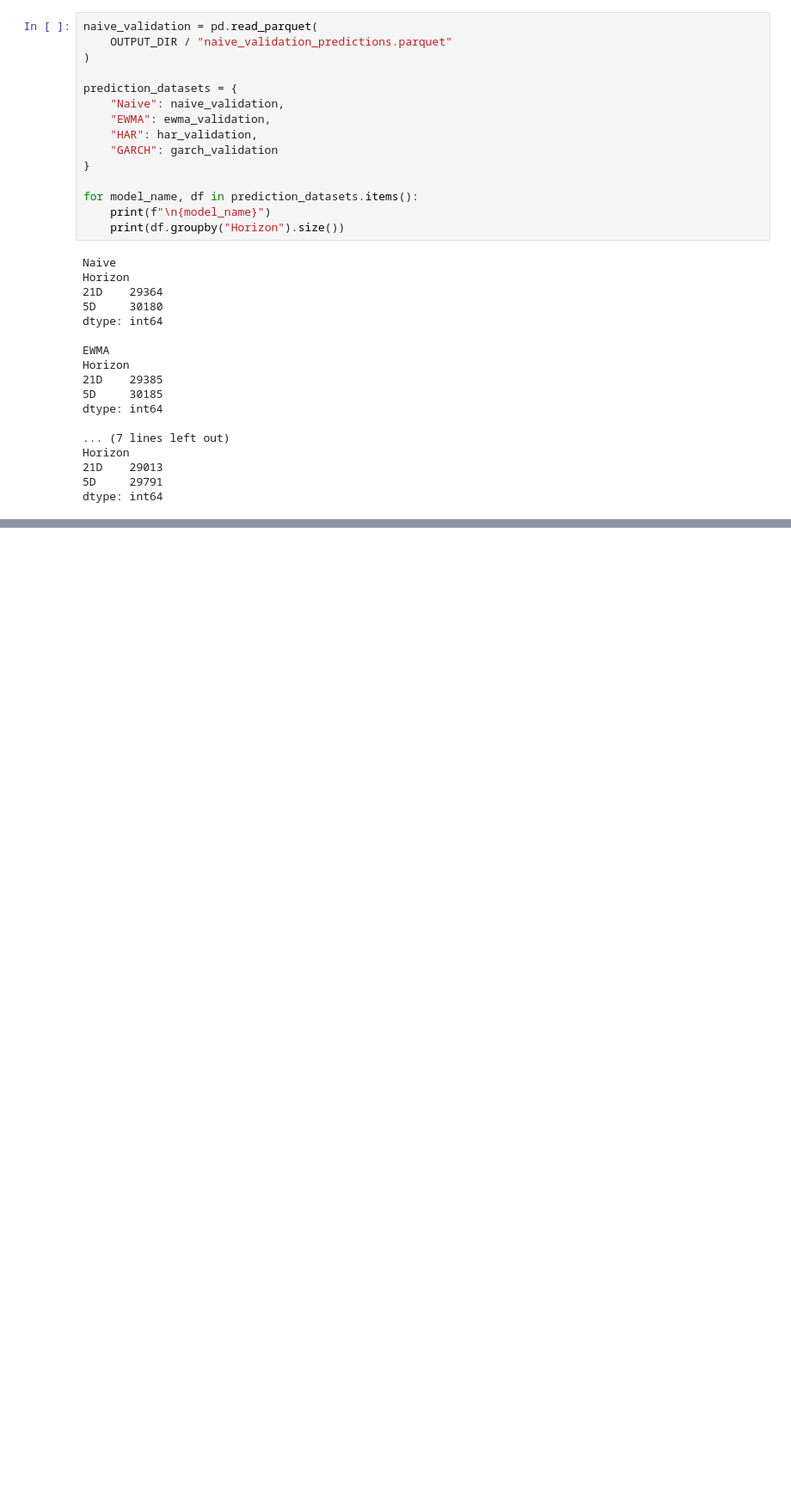
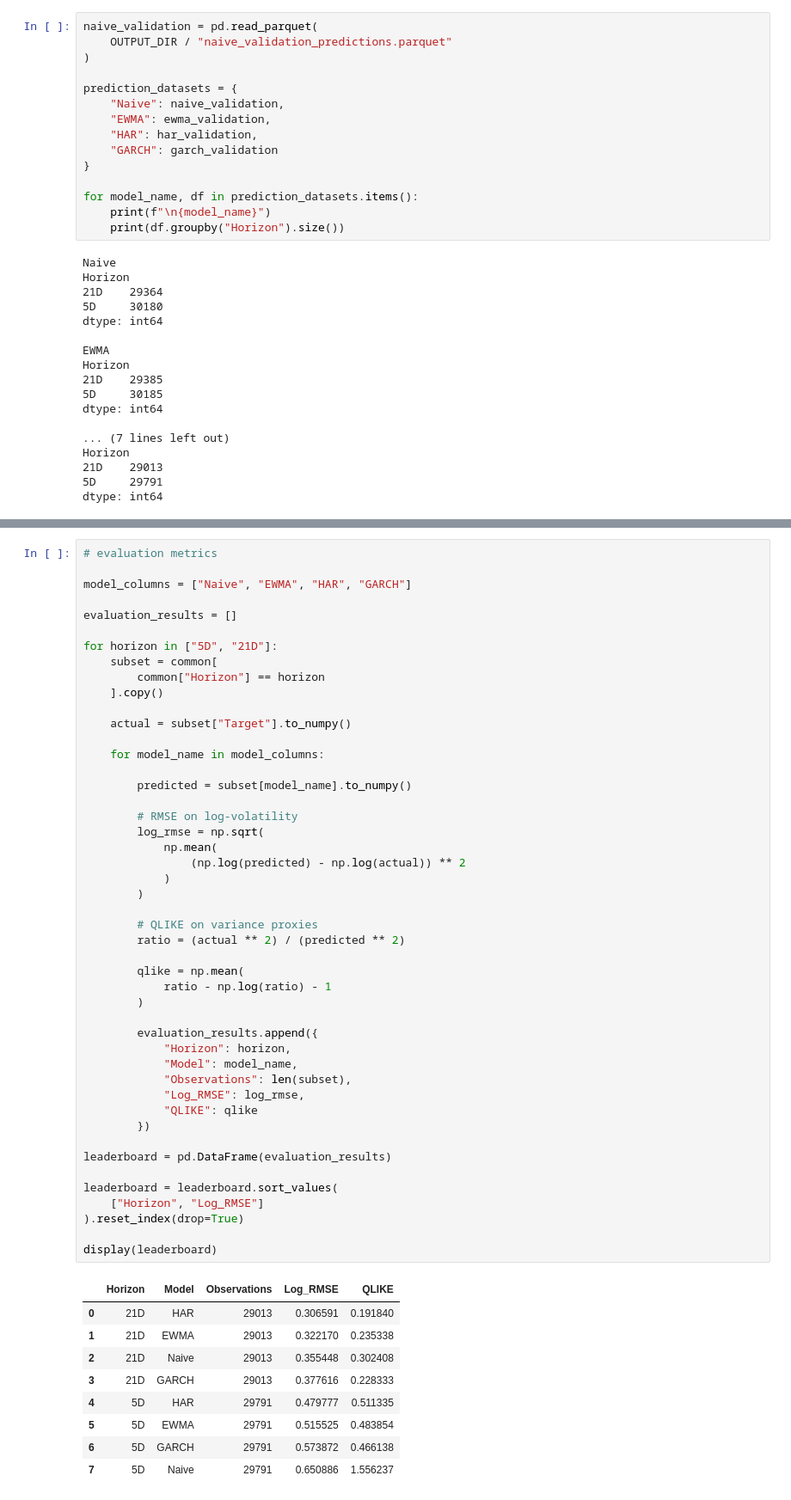
Before and after one commit to Srisupha29/DataScience_Projects, a Jupyter notebook: Indian_Equity_Market_Risk_Forecaster/notebooks/02_Volatility_Targets.ipynb, the cells around one changed output, grey strips where cells are left out. Shown at 86% size. Saved outputs shown, nothing was run; the diff lists cells and outputs as text; blank space fills up the shorter version.

Commit message:
Evaluation

```diff
--- a/Indian_Equity_Market_Risk_Forecaster/notebooks/02_Volatility_Targets.ipynb
+++ b/Indian_Equity_Market_Risk_Forecaster/notebooks/02_Volatility_Targets.ipynb
@@ -2163,0 +2273,57 @@ dtype: int64
+# %%
+# evaluation metrics
+
+model_columns = ["Naive", "EWMA", "HAR", "GARCH"]
+
+evaluation_results = []
+
+for horizon in ["5D", "21D"]:
+    subset = common[
+        common["Horizon"] == horizon
+    ].copy()
+
+    actual = subset["Target"].to_numpy()
+
+    for model_name in model_columns:
+
+        predicted = subset[model_name].to_numpy()
+
+        # RMSE on log-volatility
+        log_rmse = np.sqrt(
+            np.mean(
+                (np.log(predicted) - np.log(actual)) ** 2
+            )
+        )
+
+        # QLIKE on variance proxies
+        ratio = (actual ** 2) / (predicted ** 2)
+
+        qlike = np.mean(
+            ratio - np.log(ratio) - 1
+        )
+
+        evaluation_results.append({
+            "Horizon": horizon,
+            "Model": model_name,
+            "Observations": len(subset),
+            "Log_RMSE": log_rmse,
+            "QLIKE": qlike
+        })
+
+leaderboard = pd.DataFrame(evaluation_results)
+
+leaderboard = leaderboard.sort_values(
+    ["Horizon", "Log_RMSE"]
+).reset_index(drop=True)
+
+display(leaderboard)
+# %% [output]
+|  | Horizon | Model | Observations | Log_RMSE | QLIKE |
+| 0 | 21D | HAR | 29013 | 0.306591 | 0.191840 |
+| 1 | 21D | EWMA | 29013 | 0.322170 | 0.235338 |
+| 2 | 21D | Naive | 29013 | 0.355448 | 0.302408 |
+| 3 | 21D | GARCH | 29013 | 0.377616 | 0.228333 |
+| 4 | 5D | HAR | 29791 | 0.479777 | 0.511335 |
+| 5 | 5D | EWMA | 29791 | 0.515525 | 0.483854 |
+| 6 | 5D | GARCH | 29791 | 0.573872 | 0.466138 |
+| 7 | 5D | Naive | 29791 | 0.650886 | 1.556237 |
```
Also changed, not shown: parts of 3 cells of this notebook.
